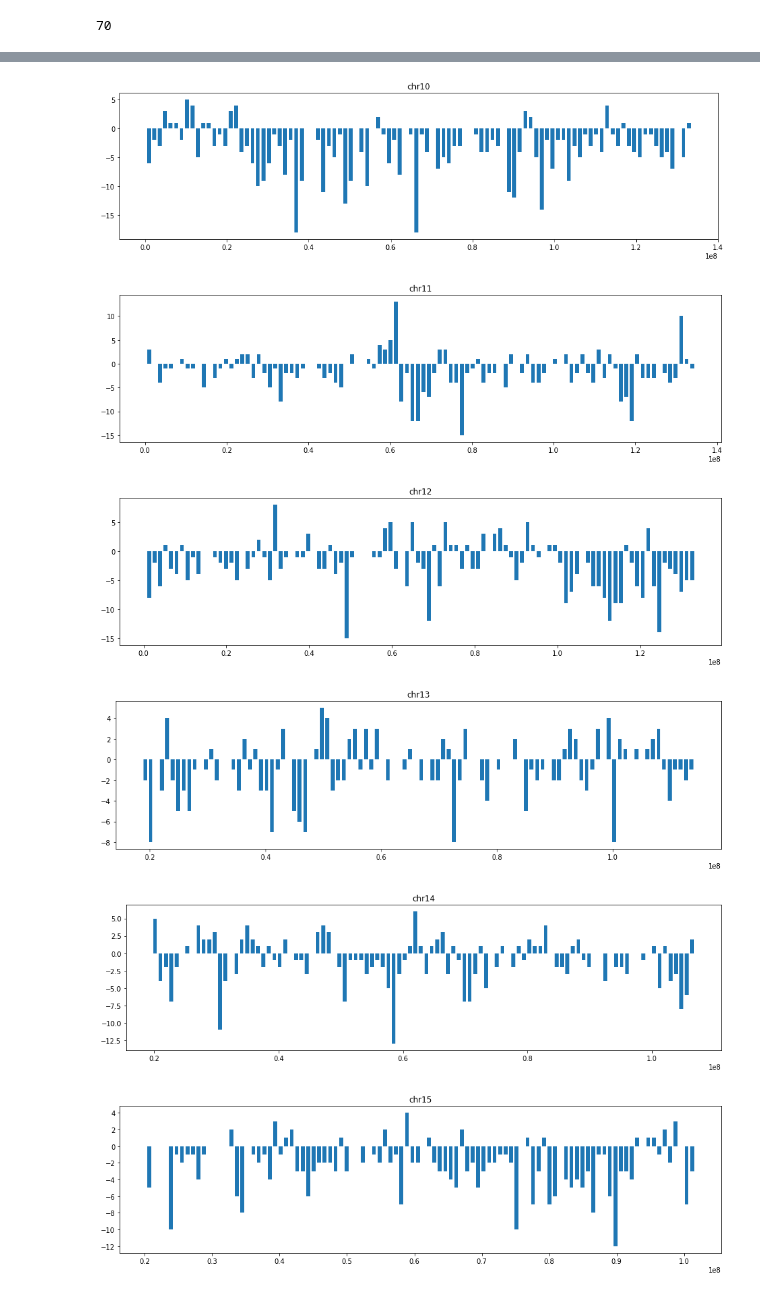
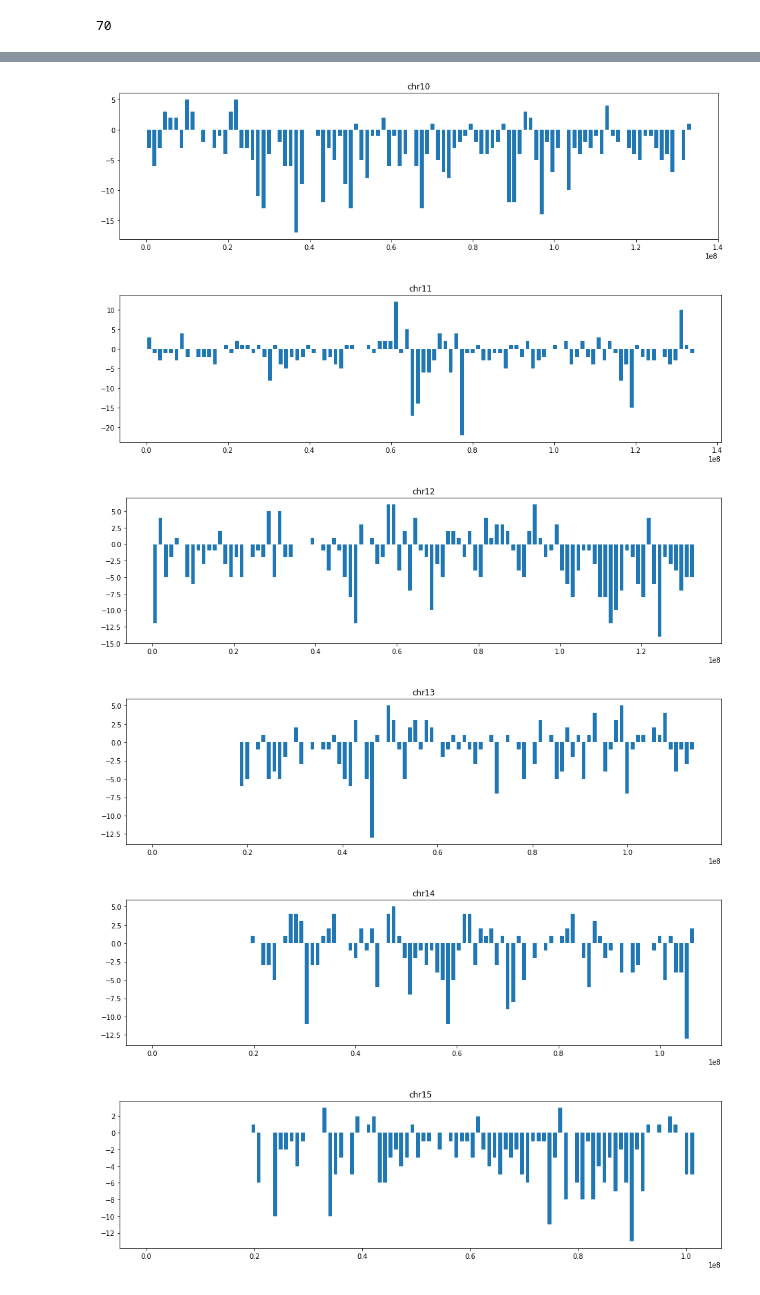
Before and after one commit to jakewendt/notebooks, a Jupyter notebook: tumor_normal.ipynb, the cells around one changed output, grey strips where cells are left out. Drawn from its saved outputs; the diff is of its cells as text; code cells hidden in the pictures.

```diff
--- a/tumor_normal.ipynb
+++ b/tumor_normal.ipynb
@@ -149,10 +149,9 @@ for c in sorted(chromosomes):
     if( total_length > 50 ):
         tumor_array=np.array(tumor.loc[tumor['chr']==c]['position'])
         normal_array=np.array(normal.loc[normal['chr']==c]['position'])
-        min=np.array(tumor_array.min(), normal_array.min()).min()
         max=np.array(tumor_array.max(), normal_array.max()).max()
-        tumor_hist, tumor_bin_edges = np.histogram(tumor_array, bins=100, range=(min,max))
-        normal_hist, normal_bin_edges = np.histogram(normal_array, bins=100, range=(min,max))
+        tumor_hist, tumor_bin_edges = np.histogram(tumor_array, bins=100, range=(0,max))
+        normal_hist, normal_bin_edges = np.histogram(normal_array, bins=100, range=(0,max))
         hist = tumor_hist - normal_hist
         width = 0.7 * (tumor_bin_edges[1] - tumor_bin_edges[0])
         center = (tumor_bin_edges[:-1] + tumor_bin_edges[1:]) / 2
@@ -164,6 +163,6 @@ for c in sorted(chromosomes):
-[figure, old version]
+[figure, new version]
-[figure, old version]
+[figure, new version]
-[figure, old version]
+[figure, new version]
-[figure, old version]
+[figure, new version]
-[figure, old version]
+[figure, new version]
-[figure, old version]
+[figure, new version]
```
Also changed, not shown: parts of 1 cell of this notebook.
